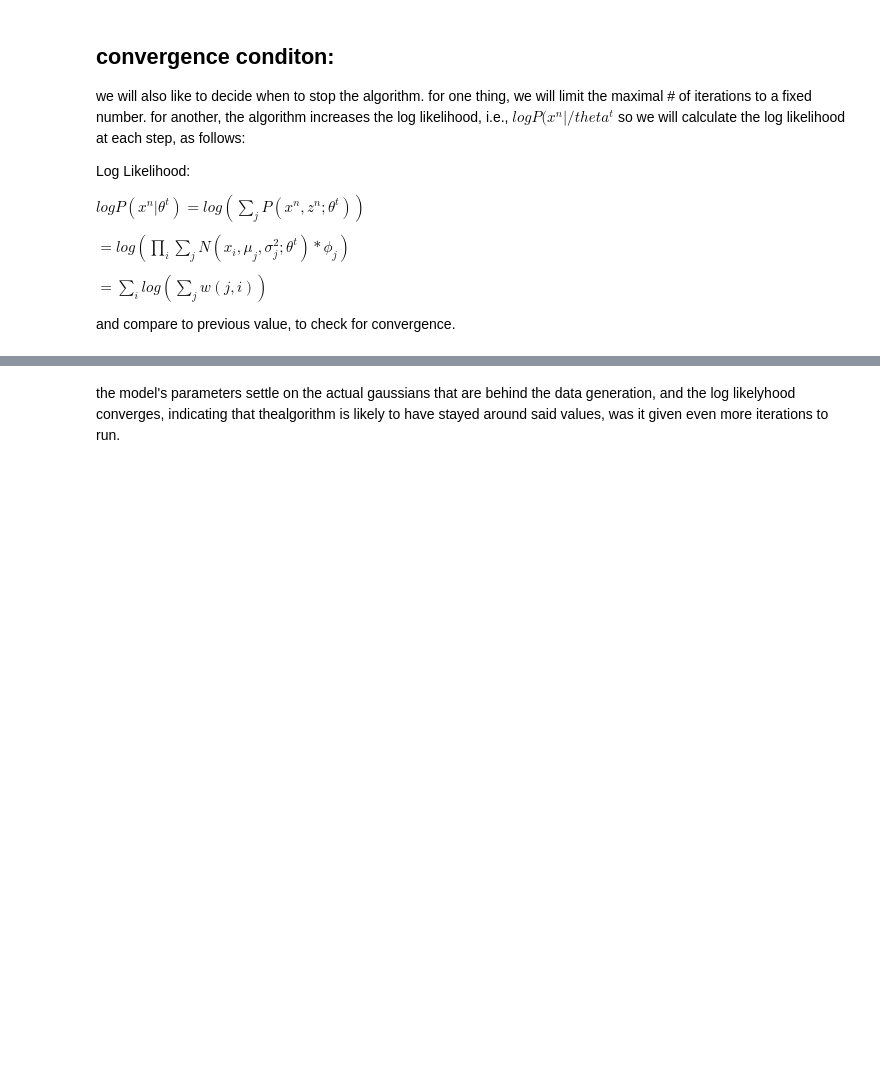
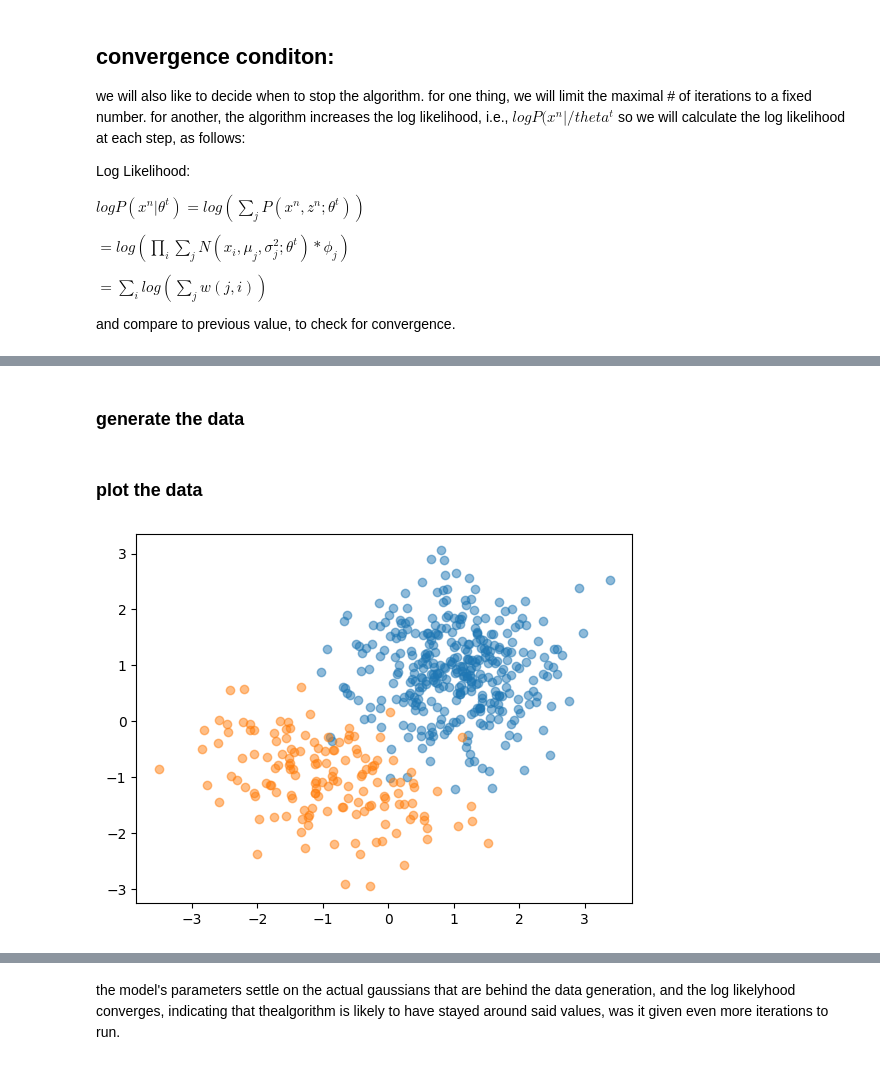
Before and after one commit to nadavo11/MLE_unsupervised_clustering, a Jupyter notebook: EM_Clustering.ipynb, the cells around one changed output, grey strips where cells are left out. Saved outputs shown, nothing was run; the diff lists cells and outputs as text; code cells hidden in the pictures; blank space fills up the shorter version.

```diff
--- a/EM_Clustering.ipynb
+++ b/EM_Clustering.ipynb
@@ -74,6 +52,7 @@ def generate_gaussian_cluster(guaussian_dist, k,d = 2, dataset=None):
     """
     Function to generate a cluster of k datapoints from the Gaussian distribution guaussian_dist
     The dataset parameter can be used to append the generated cluster to an existing dataset
+    gauss_dist is a tuple of the form (mean, covariance matrix)
     """
     cluster = np.empty((0, d))  # initialize an empty array to store the datapoints
     for i in range(k):
@@ -418,0 +332,28 @@ log likelyhood:  31913.987035624352
+# %% [markdown]
+### generate the data
+# %%
+k=2         # number of clusters
+d=2         # number of dimentions
+N = 500    # number of datapoints
+
+phi = [0.7, 0.3]
+sigma = [np.array([[0.6,0],[0,0.6]]),np.array([[0.8,-0.3],[-0.3,0.6]])]
+mu = [np.array([1,1]),np.array([-1,-1])]
+distribution_1 = (mu[0],sigma[0])
+distribution_2 = (mu[1],sigma[1])
+
+cluster_1 = generate_gaussian_cluster(distribution_1,int(phi[0]*N),d)
+cluster_2 = generate_gaussian_cluster(distribution_2,int(phi[1]*N),d)
+
+data = np.concatenate((cluster_1,cluster_2),axis=0)
+# %% [markdown]
+### plot the data
+# %%
+data = np.array(data)
+
+#colors = np.random.rand(N)
+plt.scatter(cluster_1[:,0], cluster_1[:, 1],  alpha=0.5)
+plt.scatter(cluster_2[:,0], cluster_2[:, 1],  alpha=0.5)
+plt.show()
+# %% [output]
+[figure, added]
```
Also changed, not shown: parts of 24 cells of this notebook.
